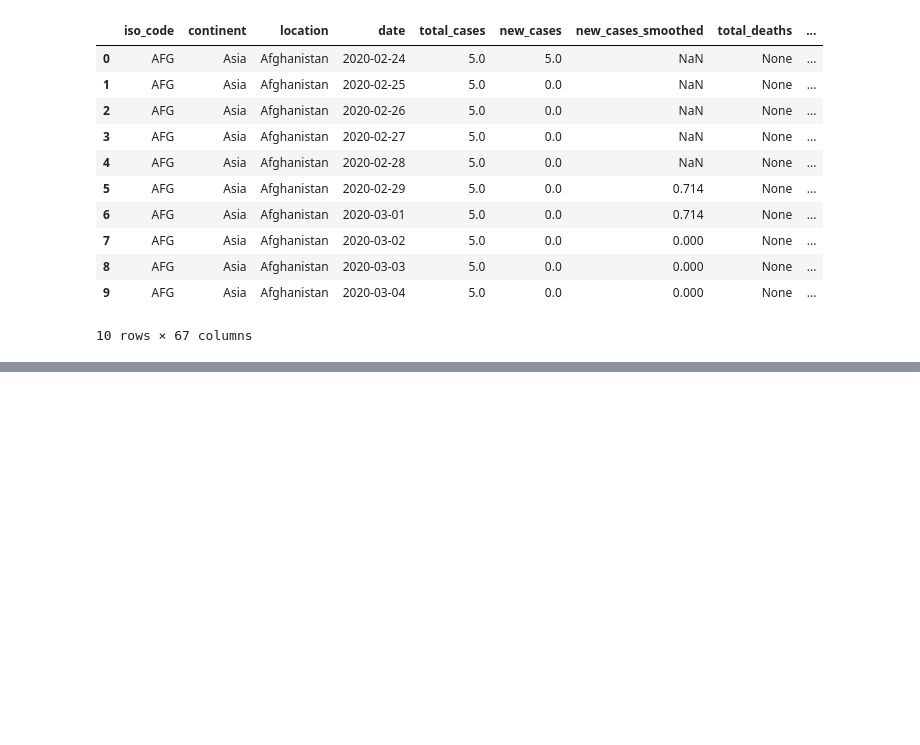
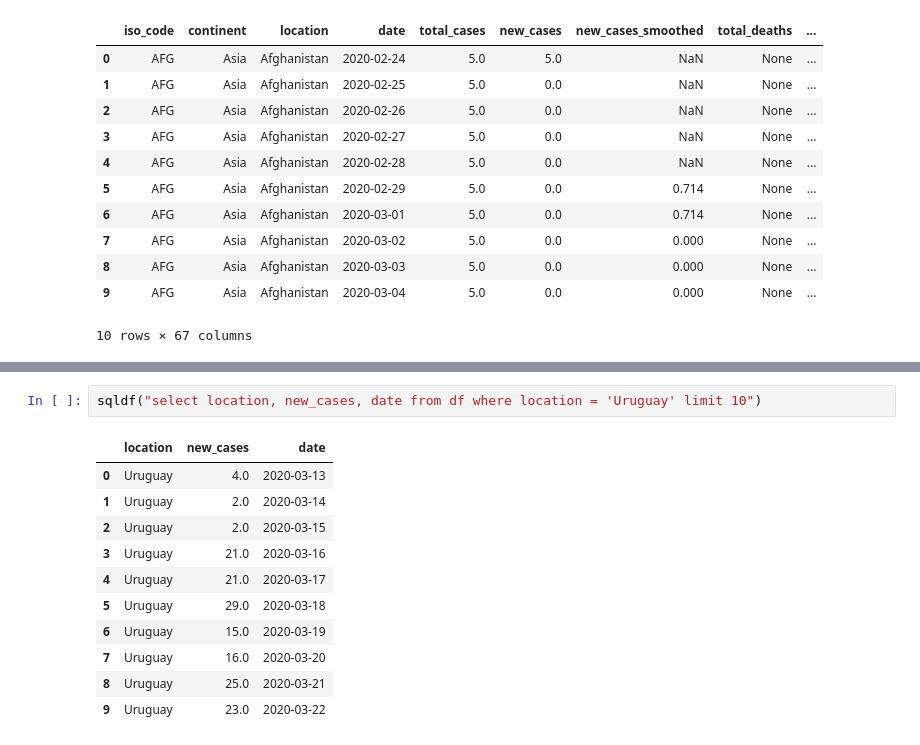
Before and after one commit to xalejandrow/connecting-to-a-sql-database-project-tutorial, a Jupyter notebook: SQL_4GKS.ipynb, the cells around one changed output, grey strips where cells are left out. Saved outputs shown, nothing was run; the diff lists cells and outputs as text; blank space fills up the shorter version.

```diff
--- a/SQL_4GKS.ipynb
+++ b/SQL_4GKS.ipynb
@@ -44,0 +87,14 @@ sqldf("select * from df limit 10")
+# %%
+sqldf("select location, new_cases, date from df where location = 'Uruguay' limit 10")
+# %% [output]
+|  | location | new_cases | date |
+| 0 | Uruguay | 4.0 | 2020-03-13 |
+| 1 | Uruguay | 2.0 | 2020-03-14 |
+| 2 | Uruguay | 2.0 | 2020-03-15 |
+| 3 | Uruguay | 21.0 | 2020-03-16 |
+| 4 | Uruguay | 21.0 | 2020-03-17 |
+| 5 | Uruguay | 29.0 | 2020-03-18 |
+| 6 | Uruguay | 15.0 | 2020-03-19 |
+| 7 | Uruguay | 16.0 | 2020-03-20 |
+| 8 | Uruguay | 25.0 | 2020-03-21 |
+| 9 | Uruguay | 23.0 | 2020-03-22 |
```
Also changed, not shown: parts of 5 cells of this notebook.
